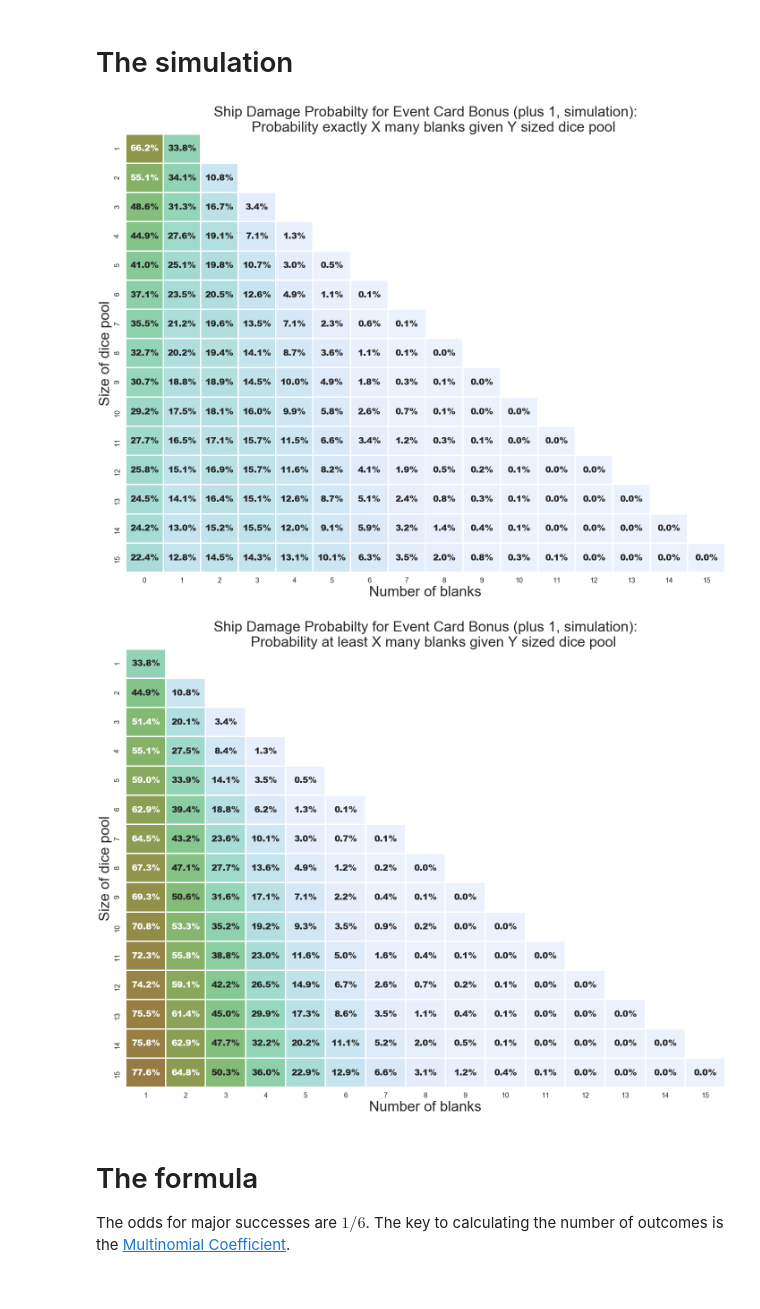
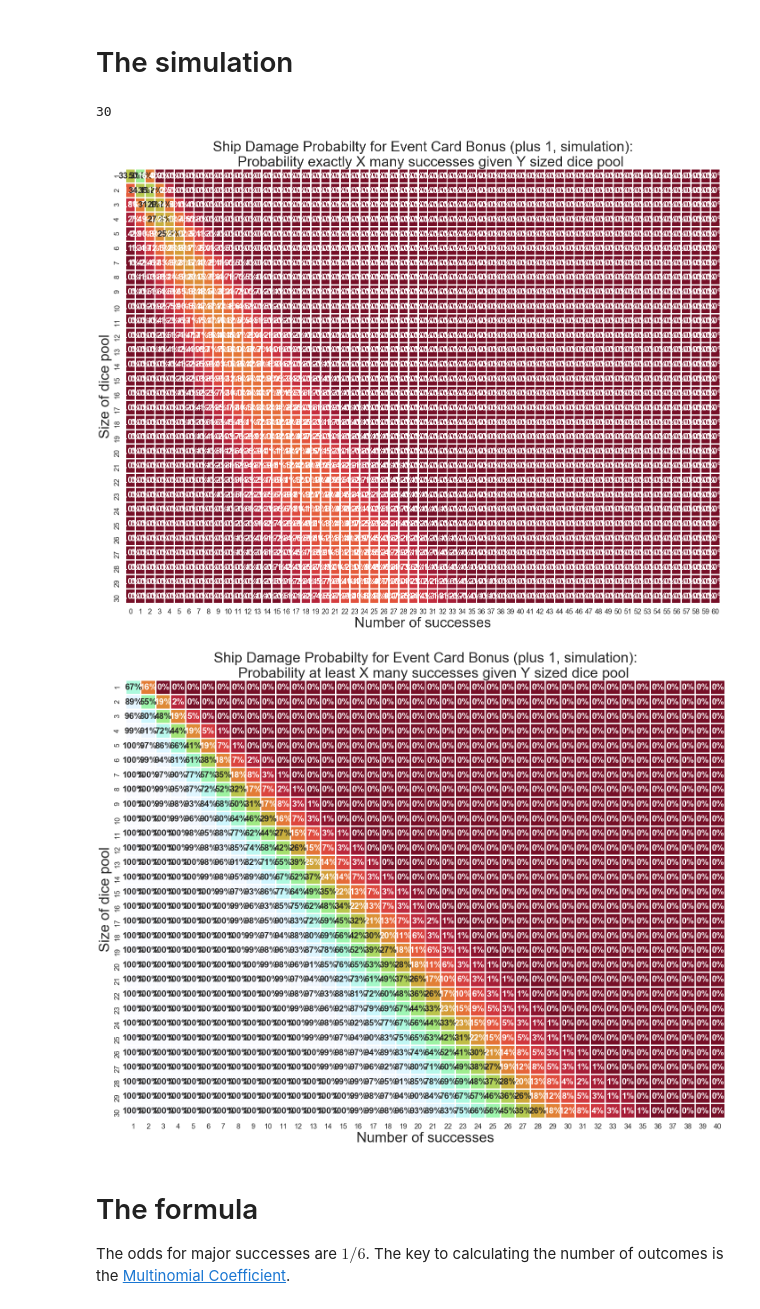
Before and after one commit to cardboardai/boardgame-bookie, a Jupyter notebook: boardgames/seafall/Event Card Bonus.ipynb, the cells around one changed output. Cells and saved outputs as stored; diff of their text form; code cells hidden in the pictures.

```diff
--- a/boardgames/seafall/Event Card Bonus.ipynb
+++ b/boardgames/seafall/Event Card Bonus.ipynb
@@ -38,17 +38,21 @@ def blank_roll_simulator(total_dice, n):
     return numpy.array(sim_list)
 # %%
 n = 10000
-blank_count_list = [blank_roll_simulator(i, n) for i in numpy.arange(1,16)]
-for i, array in enumerate(blank_count_list):
+success_count_list = [success_roll_simulator(i, n) for i in numpy.arange(1,31)]
+for i, array in enumerate(success_count_list):
     array[array < 0] = 0
-    blank_count_list[i] = array
-blank_count_itemfreq = [scipy.stats.itemfreq(a) for a in blank_count_list]
+    success_count_list[i] = array
+success_count_itemfreq = [scipy.stats.itemfreq(a) for a in success_count_list]
+# %%
+len(success_count_itemfreq)
+# %% [output]
+30
 # %%
 # sdp_sim will give the probability of a specific instance occuring.
 # the rows are the size of the dice pool
 # the columns are the specific number of blanks after accounting for major successes
-sdp_sim = numpy.zeros((15,16))
-for i, array in enumerate(blank_count_itemfreq):
+sdp_sim = numpy.zeros((30,61))
+for i, array in enumerate(success_count_itemfreq):
     for j in array:
         sdp_sim[i, j[0].astype(int)] = j[1]/n
 # %%
@@ -67,59 +71,61 @@ sdp_sim_pivot = sdp_sim_dataframe_stack.pivot("number_blank",
 # %%
+#mask = sdp_sim_mask
+
 seaborn.set(style = "white")
 seaborn.set_context("poster")
 matplotlib.pyplot.figure(figsize=(24, 18))
 ax = seaborn.heatmap(sdp_sim_pivot, annot = True, cmap = cmap,
-                     cbar = False, mask = sdp_sim_mask, annot_kws = {"weight" : "extra bold"},
+                     cbar = False, annot_kws = {"weight" : "extra bold"},
                      fmt = ".1%", linewidths = 2, vmin=0.0,
                      vmax=1.0)
 ax.set_title(
     """Ship Damage Probabilty for Event Card Bonus (plus 1, simulation):
-    Probability exactly X many blanks given Y sized dice pool""",
+    Probability exactly X many successes given Y sized dice pool""",
     fontsize=32)
-ax.set_xlabel("Number of blanks", fontsize=32)
+ax.set_xlabel("Number of successes", fontsize=32)
 ax.set_ylabel("Size of dice pool", fontsize=32)
 fig = ax.get_figure()
 fig.savefig("ship_damage_probabilities_exact_1to15_plus1_simulation.pdf")
 fig.savefig("ship_damage_probabilities_exact_1to15_plus1_simulation.svg", format="svg", dpi=1200)
 # %% [output]
-[figure, old version]
+[figure, new version]
 # %%
 # for the greater than or equal probabilites, sum along the rows
-sdp_sim_gte = numpy.zeros((15,15))
+sdp_sim_gte = numpy.zeros((30,40))
 for (i, j), _ in numpy.ndenumerate(sdp_sim_gte):
     sdp_sim_gte[i, j] = numpy.sum(sdp_sim[i, j+1:])
 # %%
-row_blank = numpy.arange(1,16) # number of dice showing the blank face
-col_dice = numpy.arange(1,16) # number of dice in the pool
-sdp_sim_gte_dataframe = pandas.DataFrame(data = sdp_sim_gte, index = row_blank, columns = col_dice)
+col_success = numpy.arange(1,41) # number of dice showing the blank face
+row_dice = numpy.arange(1,31) # number of dice in the pool
+sdp_sim_gte_dataframe = pandas.DataFrame(data = sdp_sim_gte, index = row_dice, columns = col_success)
 sdp_sim_gte_dataframe_stack = sdp_sim_gte_dataframe.stack().reset_index().rename(
     columns = {
-        "level_0" : "number_blank",
+        "level_0" : "number_success",
         "level_1" : "number_dice_pool",
-        0 : "probability_GTE_to_number_blank"})
-sdp_sim_gte_mask = numpy.triu(numpy.ones((15,15)), 1)
-sdp_sim_gte_pivot = sdp_sim_gte_dataframe_stack.pivot("number_blank",
+        0 : "probability_GTE_to_number_success"})
+sdp_sim_gte_mask = numpy.triu(numpy.ones((15,30)), 1)
+sdp_sim_gte_pivot = sdp_sim_gte_dataframe_stack.pivot("number_success",
                                                       "number_dice_pool",
-                                                      "probability_GTE_to_number_blank")
+                                                      "probability_GTE_to_number_success")
 # %%
 seaborn.set(style = "white")
 seaborn.set_context("poster")
 matplotlib.pyplot.figure(figsize=(24, 18))
 ax = seaborn.heatmap(sdp_sim_gte_pivot, annot = True, cmap = cmap,
-                     cbar = False, mask = sdp_sim_gte_mask, annot_kws = {"weight" : "extra bold"},
-                     fmt = ".1%", linewidths = 2, vmin=0.0,
+                     cbar = False, annot_kws = {"weight" : "extra bold"},
+                     fmt = ".0%", linewidths = 2, vmin=0.0,
                      vmax=1.0)
 ax.set_title(
     """Ship Damage Probabilty for Event Card Bonus (plus 1, simulation):
-    Probability at least X many blanks given Y sized dice pool""",
+    Probability at least X many successes given Y sized dice pool""",
     fontsize=32)
-ax.set_xlabel("Number of blanks", fontsize=32)
+ax.set_xlabel("Number of successes", fontsize=32)
 ax.set_ylabel("Size of dice pool", fontsize=32)
 fig = ax.get_figure()
 fig.savefig("ship_damage_probabilities_1to15_plus1_simulation.pdf")
 fig.savefig("ship_damage_probabilities_1to15_plus1_simulation.svg", format="svg", dpi=1200)
 # %% [output]
-[figure, old version]
+[figure, new version]
 # %% [markdown]
 # The formula
 The odds for major successes are $1/6$. The key to calculating the number of outcomes is the [Multinomial Coefficient](https://en.wikipedia.org/wiki/Multinomial_theorem).
```
Also changed, not shown: parts of 3 cells of this notebook, 4 other files.
